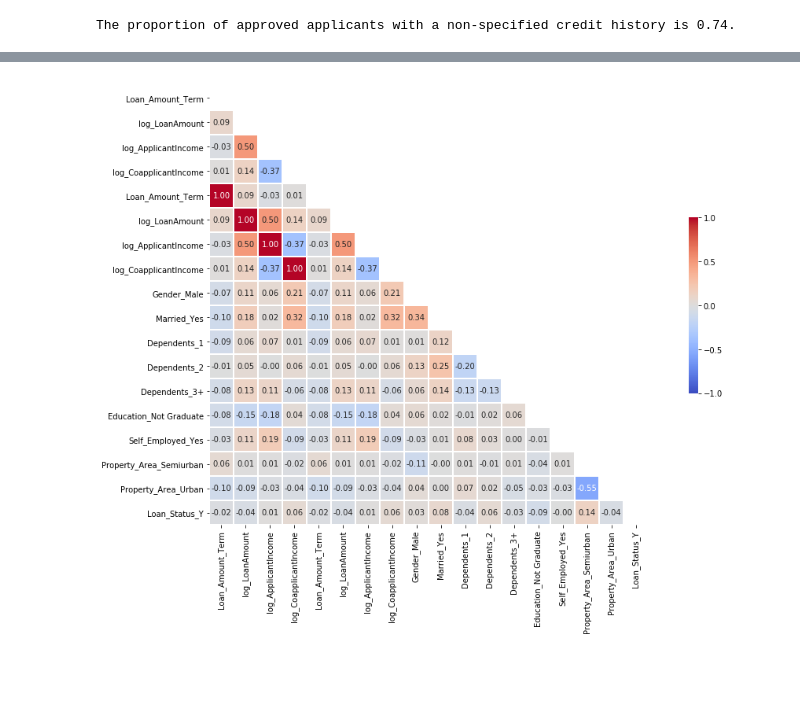
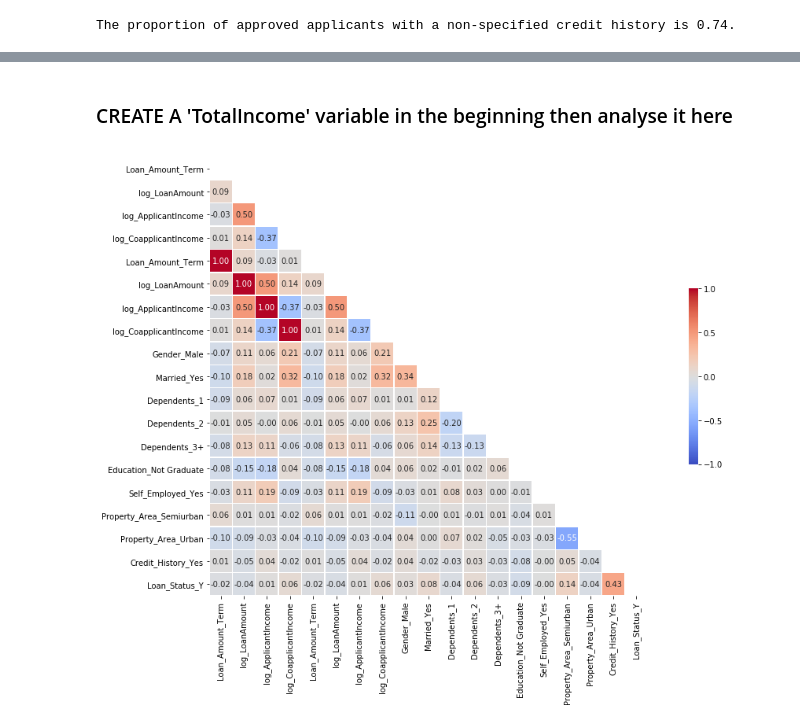
Before and after one commit to Buidex/loan_prediction_AnalyticsVidhya, a Jupyter notebook: Loan Prediction III - Analytics Vidhya.ipynb, the cells around one changed output, grey strips where cells are left out. Drawn from its saved outputs; the diff is of its cells as text; code cells hidden in the pictures; blank space fills up the shorter version.

Commit message:
Add files via upload
Finished 'property_area' analysis

```diff
--- a/Loan Prediction III - Analytics Vidhya.ipynb
+++ b/Loan Prediction III - Analytics Vidhya.ipynb
@@ -673,31 +747,33 @@ In order to automate the loan eligibility process, we should focus on identifyin
+# %% [markdown]
+### CREATE A 'TotalIncome' variable in the beginning then analyse it here
 # %%
 # Heatmap correlation matrix between all variables using Pearson's corr coefficient
-train_dummy = pd.get_dummies(train, columns=['Gender', 'Married', 'Dependents', 'Education', 'Self_Employed', 'Property_Area', 'Loan_Status'], drop_first=True)
+train_dummy = pd.get_dummies(train, columns=['Gender', 'Married', 'Dependents', 'Education', 'Self_Employed', 'Property_Area', 'Credit_History', 'Loan_Status'], drop_first=True)
 train_concat = pd.concat([train, train_dummy], axis = 1)
 #train_concat.drop(['ApplicantIncome', 'CoapplicantIncome', 'LoanAmount'], axis=1, inplace=True)
 corr_matrix = train_concat.corr()
 
 # Set up mask to hide the upper triangle (same information as the bottom one)
 mask = np.zeros_like(corr_matrix, dtype=np.bool)
 mask[np.triu_indices_from(mask)]= True
 
 # Setup
 fig, ax = plt.subplots(figsize=(15, 10))
 
 # vmin and vmax control the range of the colormap
 sns.heatmap(corr_matrix, mask=mask, square=True, cmap='coolwarm', annot=True, fmt=".2f", linewidths=.5,
             cbar_kws = {'shrink': .4, 'ticks' : [-1, -.5, 0, 0.5, 1]}, # Shrink the legend size and label tick marks at [-1, -.5, 0, 0.5, 1]
             vmin=-1, vmax=1) # Set min and max values for the color bar
 
 # Rotates the column labes for the x-axis to make it more presentable
 ax.set_xticklabels(corr_matrix.columns, rotation = 90)
 ax.set_yticklabels(corr_matrix.columns)
 
 # Add tight_layout to ensure the labels don't get cut off
 plt.tight_layout()
 
 # corr_matrix
 
 # Source: https://towardsdatascience.com/annotated-heatmaps-in-5-simple-steps-cc2a0660a27d
 # %% [output]
-[figure, old version]
+[figure, new version]
```
Also changed, not shown: parts of 12 cells of this notebook.
